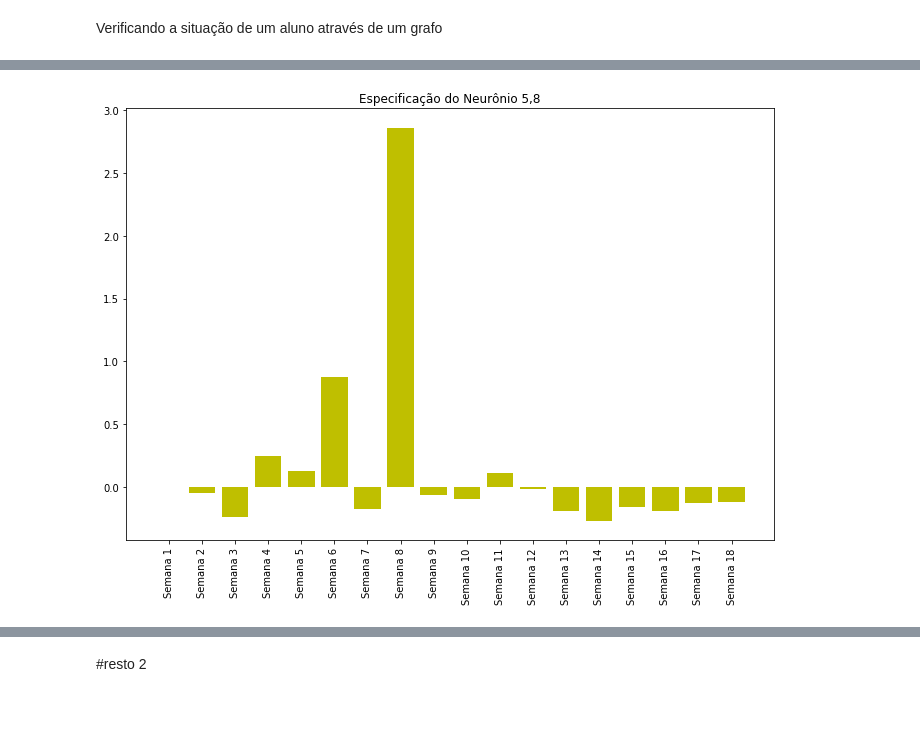
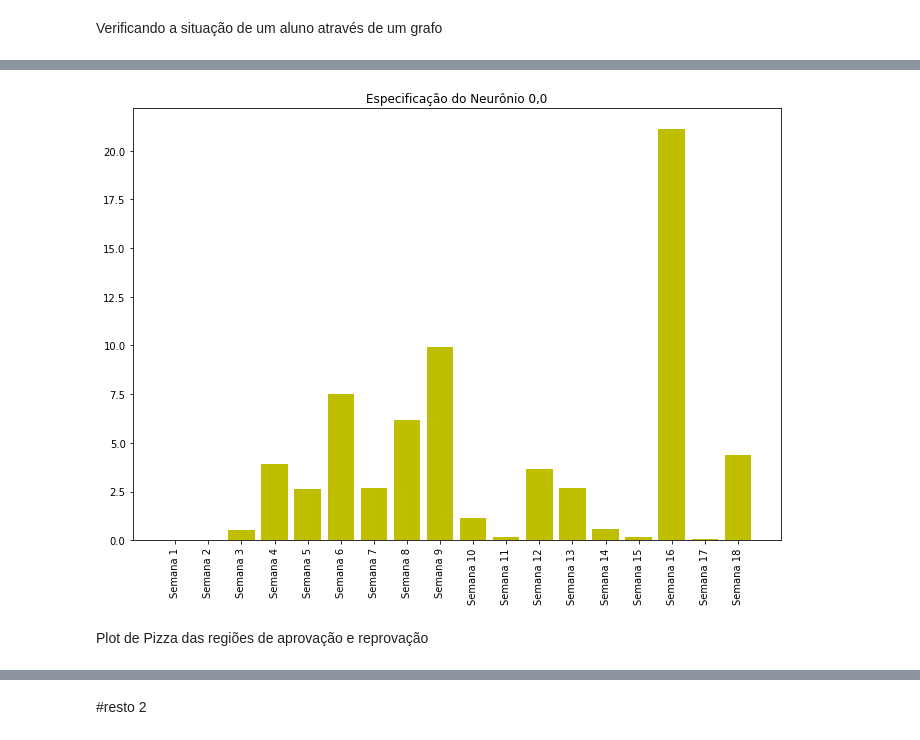
Before and after one commit to vilsonrodrigues/PegasusProject, a Jupyter notebook: Pegasus_Project.ipynb, the cells around one changed output, grey strips where cells are left out. Drawn from its saved outputs; the diff is of its cells as text; code cells hidden in the pictures; blank space fills up the shorter version.

```diff
--- a/Pegasus_Project.ipynb
+++ b/Pegasus_Project.ipynb
@@ -252,4 +217,6 @@ verificaSemanasNoNeuronio(Grafo,3,12)
-# %%
-exibeNeuronio(5,8)
-# %% [output]
-[figure, removed]
+# %%
+exibeNeuronio(0,0) #Sem a normalização eu consigo ver exatamente o que tinha no neurônio
+# %% [output]
+[figure, added]
+# %% [markdown]
+Plot de Pizza das regiões de aprovação e reprovação
```
Also changed, not shown: parts of 24 cells of this notebook.
